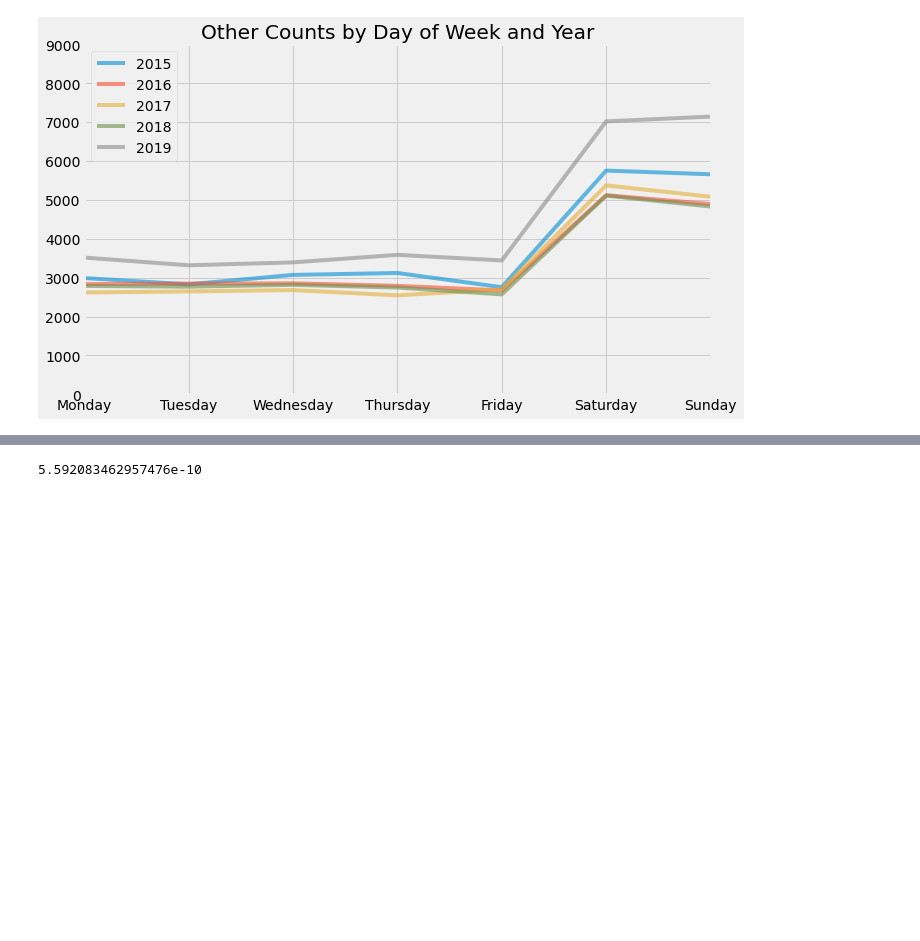
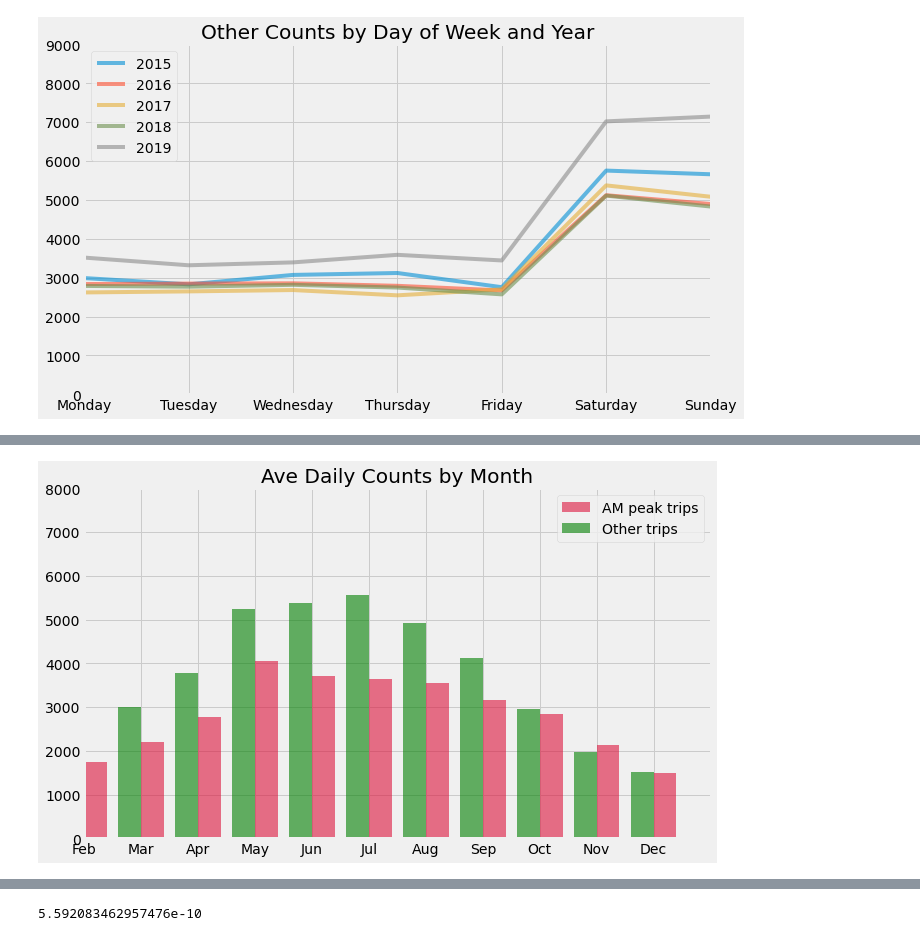
Before and after one commit to salvir1/Crank_On_Seattle_Bike_Data, a Jupyter notebook: Seattle_spins.ipynb, the cells around one changed output, grey strips where cells are left out. Saved outputs shown, nothing was run; the diff lists cells and outputs as text; code cells hidden in the pictures; blank space fills up the shorter version.

```diff
--- a/Seattle_spins.ipynb
+++ b/Seattle_spins.ipynb
@@ -333,0 +347,12 @@ ax.legend();
+# %%
+fig, ax = plt.subplots(figsize=(10, 6))
+ax.bar(by_month.index, by_month['am_peak_ttl'], color = 'crimson', width=.4, align='edge', label='AM peak trips', alpha=0.6);
+ax.bar(by_month.index, by_month['other_ttl'], color = 'green', label='Other trips', width=-.4, align='edge', alpha=0.6);
+ax.set_xlim(1,12)
+ax.set_ylim(0,8000)
+
+ax.set_title("Ave Daily Counts by Month")
+ax.legend()
+fig.savefig('by_month.png', bbox_inches='tight')
+# %% [output]
+[figure, added]
```
Also changed, not shown: parts of 33 cells of this notebook, 11 other files.
